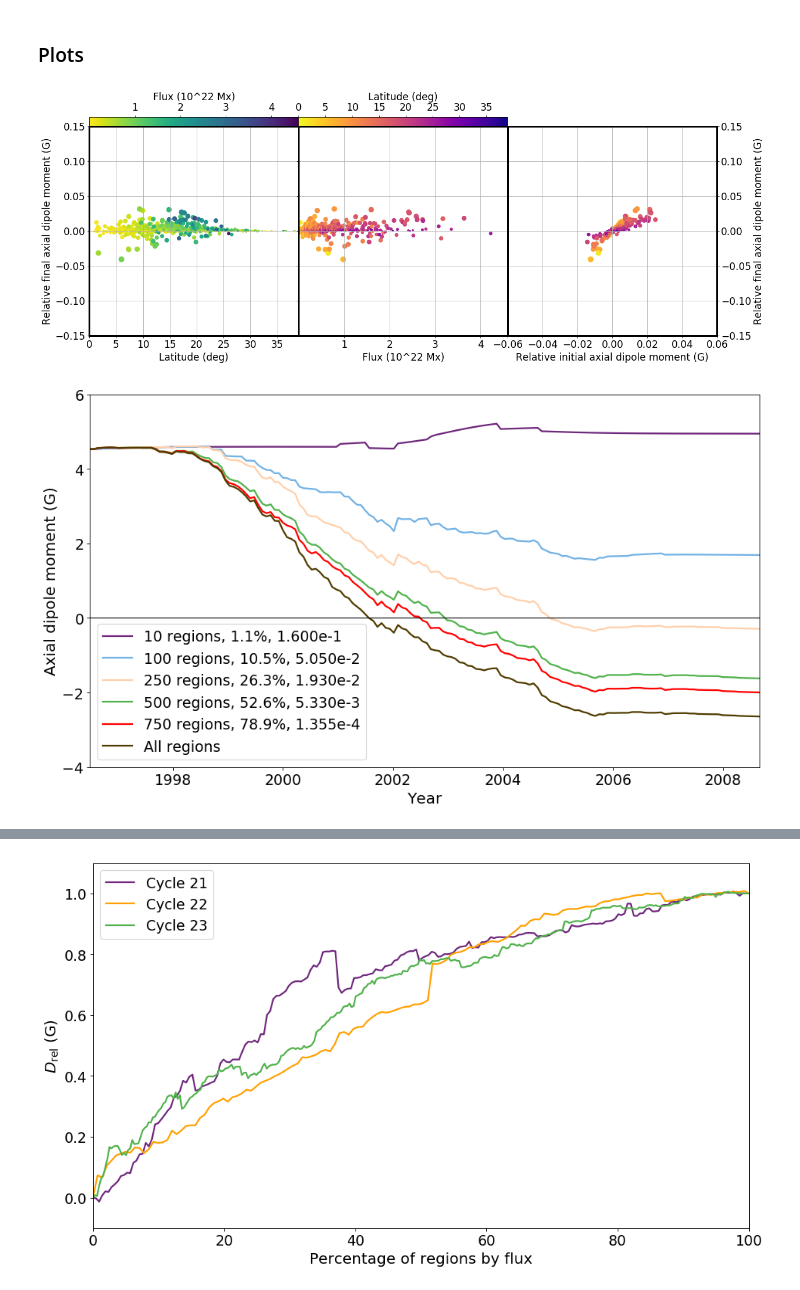
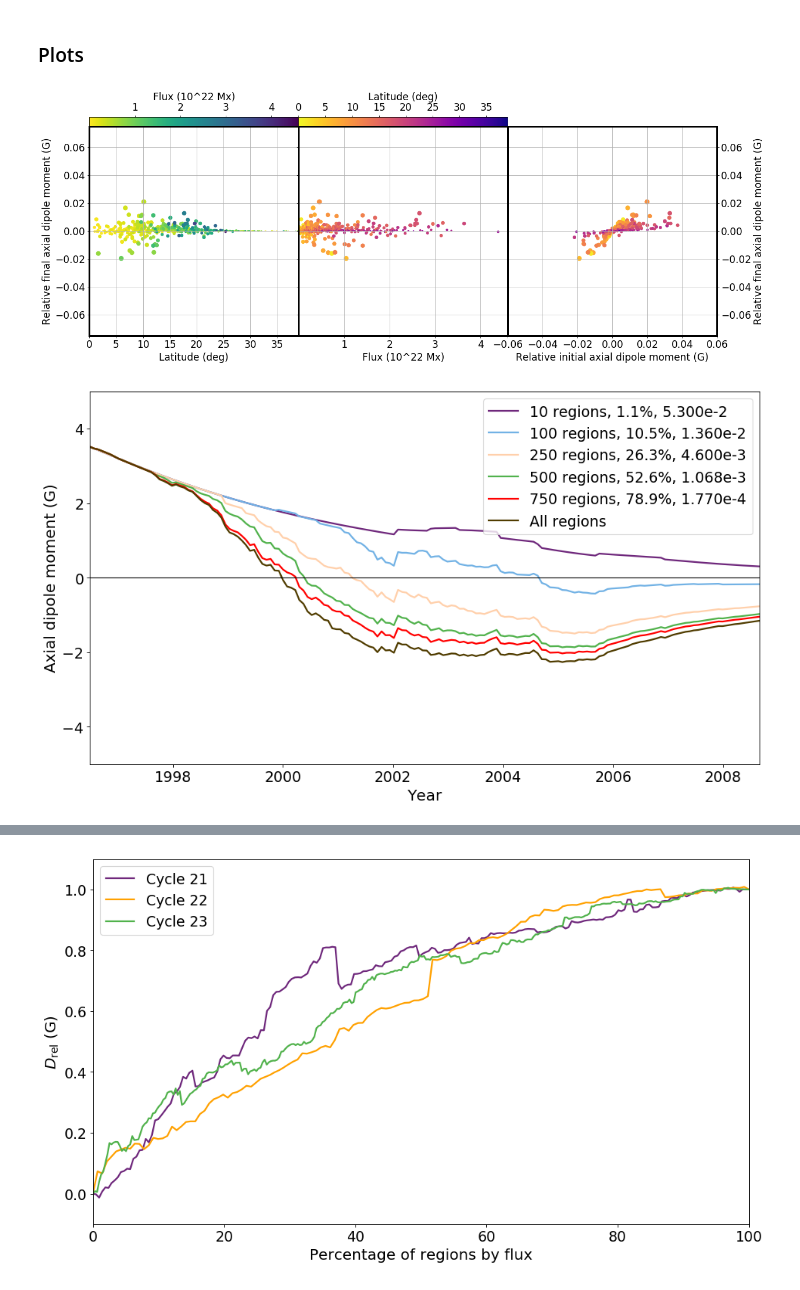
Before and after one commit to twhitbread/python-scatter, a Jupyter notebook: pythonscatter_c23.ipynb, the cells around one changed output, grey strips where cells are left out. Saved outputs shown, nothing was run; the diff lists cells and outputs as text; code cells hidden in the pictures.

Commit message:
Repeated simulations linking cycles but with decay

```diff
--- a/pythonscatter_c23.ipynb
+++ b/pythonscatter_c23.ipynb
@@ -20,7 +20,7 @@ font = {'family': 'sans-serif',
 plt.rc('font', **font)
 
 
-A = np.fromfile('axcollect_realinit.dat',dtype=np.float32)
+A = np.fromfile('axcollect_realinit_decay.dat',dtype=np.float32)
 A = A.reshape(951,164)
 
 N = np.fromfile('npole_correct.dat',dtype=np.float32)
@@ -29,7 +29,7 @@ N = N.reshape(951,164)
 S = np.fromfile('spole_correct.dat',dtype=np.float32)
 S = S.reshape(951,164)
 
-axdipole2 = np.fromfile('axdipole2_realinit.dat',dtype=np.float32)
+axdipole2 = np.fromfile('axdipole2_realinit_decay.dat',dtype=np.float32)
 
 start = []
 start_npole = []
@@ -89,9 +89,9 @@ weak_spole = np.asarray(np.where(abs(final_spole)<thresh_spole))
 reg_percent_spole = strong_spole.size/951*100;
 #print(reg_percent_spole)
 
-initflux = np.fromfile('initflux_realinit.dat',dtype=np.float32)
-initflux2 = np.fromfile('initflux2_realinit.dat',dtype=np.float32)
-reg_lat = np.fromfile('reg_lat_realinit.dat',dtype=np.float32)
+initflux = np.fromfile('initflux_realinit_decay.dat',dtype=np.float32)
+initflux2 = np.fromfile('initflux2_realinit_decay.dat',dtype=np.float32)
+reg_lat = np.fromfile('reg_lat_realinit_decay.dat',dtype=np.float32)
 angle = np.fromfile('angle_collect.dat',dtype=np.float32)
 
 a = [(initflux),(initflux2),(reg_lat),(start),(final_rel),(angle),(begin),(begin_rel),(final)]
@@ -189,7 +189,7 @@ ax3.yaxis.set_label_position('right')
 ax3.set_ylabel('Relative final axial dipole moment (G)')
 
 # Setting Vertical Axis
-ax1.set_ylim(-0.15,0.15)
+ax1.set_ylim(-0.075,0.075)
 
 
 
@@ -233,41 +233,41 @@ ax3.spines['left'].set_linewidth(3)
 
 #plt.savefig('/home/grads/xsxs53/Documents/phd/Papers/regions_axd/c23_3panel.eps', format='eps', dpi=300,bbox_inches='tight')
 # %% [output]
-[figure, old version]
+[figure, new version]
 # %%
 brown = (80/255,60/255,0)
 green = (81/255,178/255,76/255)
 blue = (114/255,178/255,229/255)
 purple = (111/255,40/255,124/255)
 peach = (1,208/255,171/255)
 orange = (255/255,161/255,0)
 pink = (255/255,153/255,153/255)
 
 timeyear = (np.arange(1,165)*27.27+152)/365.25+1996
 
-axdipole_10 = np.fromfile('axdipole_10_realinit.dat',dtype=np.float32)
-axdipole_100 = np.fromfile('axdipole_100_realinit.dat',dtype=np.float32)
-axdipole_250 = np.fromfile('axdipole_250_realinit.dat',dtype=np.float32)
-axdipole_500 = np.fromfile('axdipole_500_realinit.dat',dtype=np.float32)
-axdipole_750 = np.fromfile('axdipole_750_realinit.dat',dtype=np.float32)
+axdipole_10 = np.fromfile('axdipole_10_realinit_decay.dat',dtype=np.float32)
+axdipole_100 = np.fromfile('axdipole_100_realinit_decay.dat',dtype=np.float32)
+axdipole_250 = np.fromfile('axdipole_250_realinit_decay.dat',dtype=np.float32)
+axdipole_500 = np.fromfile('axdipole_500_realinit_decay.dat',dtype=np.float32)
+axdipole_750 = np.fromfile('axdipole_750_realinit_decay.dat',dtype=np.float32)
 
 fig2 = plt.figure(figsize=(14,8), dpi= 80, facecolor='w', edgecolor='k')
-plt.plot(timeyear,axdipole_10,color=purple,lw=2,label='10 regions, 1.1%, 1.600e-1')
-plt.plot(timeyear,axdipole_100,color=blue,lw=2,label='100 regions, 10.5%, 5.050e-2')
-plt.plot(timeyear,axdipole_250,color=peach,lw=2,label='250 regions, 26.3%, 1.930e-2')
-plt.plot(timeyear,axdipole_500,color=green,lw=2,label='500 regions, 52.6%, 5.330e-3')
-plt.plot(timeyear,axdipole_750,'red',lw=2,label='750 regions, 78.9%, 1.355e-4')
+plt.plot(timeyear,axdipole_10,color=purple,lw=2,label='10 regions, 1.1%, 5.300e-2')
+plt.plot(timeyear,axdipole_100,color=blue,lw=2,label='100 regions, 10.5%, 1.360e-2')
+plt.plot(timeyear,axdipole_250,color=peach,lw=2,label='250 regions, 26.3%, 4.600e-3')
+plt.plot(timeyear,axdipole_500,color=green,lw=2,label='500 regions, 52.6%, 1.068e-3')
+plt.plot(timeyear,axdipole_750,'red',lw=2,label='750 regions, 78.9%, 1.770e-4')
 plt.plot(timeyear,axdipole2,color=brown,lw=2,label='All regions')
 plt.plot((timeyear[0],timeyear[163]), (0, 0), 'k-',lw=1)
 plt.xlim(timeyear[0],timeyear[163])
-plt.ylim(-4,6)
+plt.ylim(-5,5)
 plt.xlabel('Year',fontsize=18)
 plt.ylabel('Axial dipole moment (G)',fontsize=18)
 plt.legend()
 plt.show()
 
 #plt.savefig('/home/grads/xsxs53/Documents/phd/Papers/regions_axd/c23_5profiles.eps', format='eps', dpi=300,bbox_inches='tight')
 # %% [output]
-[figure, old version]
+[figure, new version]
 # %%
 fig2 = plt.figure(figsize=(18,8), dpi= 80, facecolor='w', edgecolor='k')
```
Also changed, not shown: parts of 2 cells of this notebook, 33 other files.
